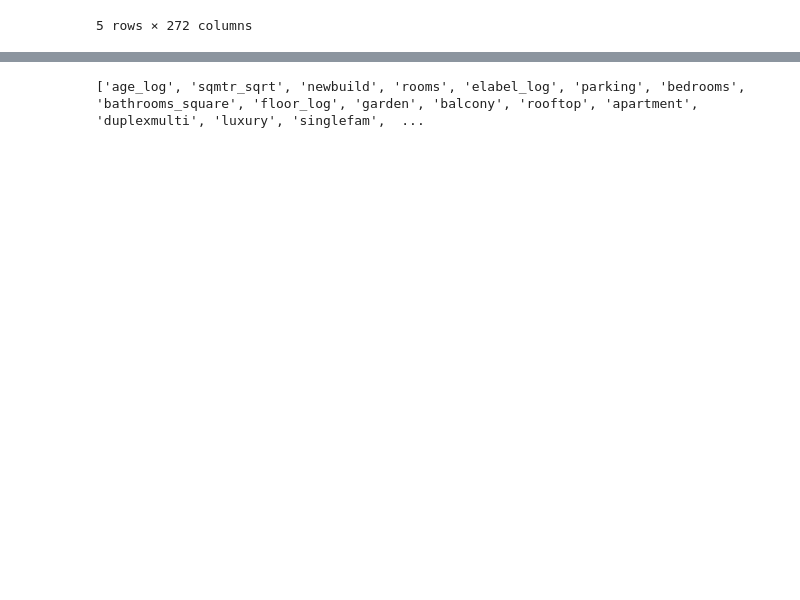
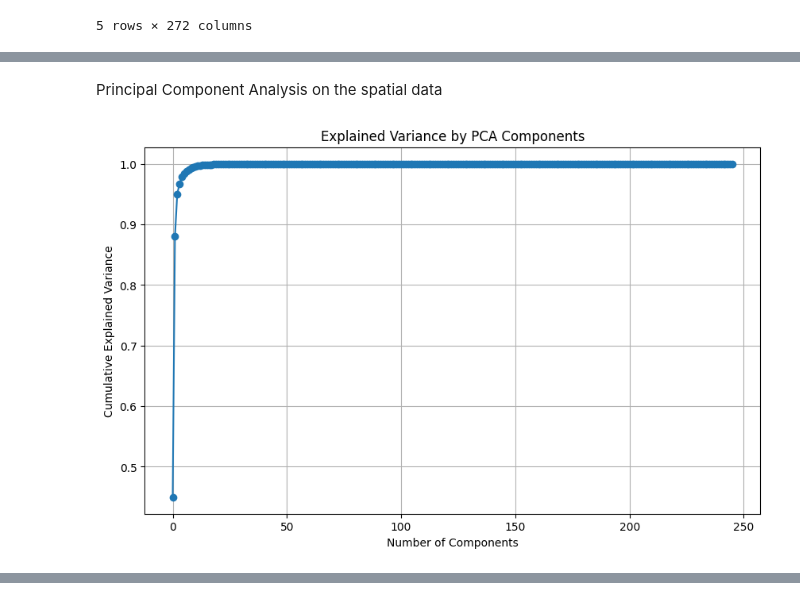
Before and after one commit to TheAphander/rentalprediction, a Jupyter notebook: pca.ipynb, the cells around one changed output, grey strips where cells are left out. Saved outputs shown, nothing was run; the diff lists cells and outputs as text; code cells hidden in the pictures; blank space fills up the shorter version.

```diff
--- a/pca.ipynb
+++ b/pca.ipynb
@@ -70,66 +84,59 @@ X_train, X_val, y_train, y_val = train_test_split(X_train_val, y_train_val, test
+# %% [markdown]
+Principal Component Analysis on the spatial data
 # %%
-#we saw before that 3 components explain 95% of the variance, so that is what we'll use
+import pandas as pd
+import numpy as np
 from sklearn.decomposition import PCA
 from sklearn.preprocessing import StandardScaler
-from sklearn.linear_model import LinearRegression
-from sklearn.metrics import mean_squared_error, r2_score, mean_absolute_percentage_error
 from sklearn.model_selection import train_test_split
 import matplotlib.pyplot as plt
 
 # Standardize the location variables
 location_columns = [col for col in X_train.columns if col.startswith('eucl_dist_to_')]
 scaler = StandardScaler()
 X_train_scaled = scaler.fit_transform(X_train[location_columns])
 X_val_scaled = scaler.transform(X_val[location_columns])
 X_test_scaled = scaler.transform(X_test[location_columns])
 
-# Apply PCA with 3 components and is only fitted using the training set, and not the validation or test set
-n_components = 3
+# Apply PCA
+pca = PCA()
+X_train_pca = pca.fit_transform(X_train_scaled)
+X_val_pca = pca.transform(X_val_scaled)
+X_test_pca = pca.transform(X_test_scaled)
+
+# Calculate explained variance
+explained_variance = pca.explained_variance_ratio_
+cumulative_variance = np.cumsum(explained_variance)
+
+# Plot the cumulative explained variance
+plt.figure(figsize=(10, 6))
+plt.plot(cumulative_variance, marker='o')
+plt.xlabel('Number of Components')
+plt.ylabel('Cumulative Explained Variance')
+plt.title('Explained Variance by PCA Components')
+plt.grid(True)
+plt.show()
+
+# Determine the number of components to keep
+variance_threshold = 0.95  # for example, 95% variance
+n_components = np.argmax(cumulative_variance >= variance_threshold) + 1
+print(f"Number of components explaining {variance_threshold * 100}% of variance: {n_components}")
+
+# Apply PCA with the chosen number of components
 pca = PCA(n_components=n_components)
 X_train_pca = pca.fit_transform(X_train_scaled)
 X_val_pca = pca.transform(X_val_scaled)
 X_test_pca = pca.transform(X_test_scaled)
 
 # Combine PCA components with the original non-location features
-non_location_columns = [col for col in X_train.columns if not col.startswith('eucl_dist_to_')]
 X_train_pca_df = pd.DataFrame(X_train_pca, columns=[f'pc_{i+1}' for i in range(n_components)])
 X_val_pca_df = pd.DataFrame(X_val_pca, columns=[f'pc_{i+1}' for i in range(n_components)])
 X_test_pca_df = pd.DataFrame(X_test_pca, columns=[f'pc_{i+1}' for i in range(n_components)])
 
+# If you have other features, concatenate them with the PCA components
+non_location_columns = [col for col in X_train.columns if not col.startswith('eucl_dist_to_')]
 X_train_final = pd.concat([X_train[non_location_columns].reset_index(drop=True), X_train_pca_df], axis=1)
 X_val_final = pd.concat([X_val[non_location_columns].reset_index(drop=True), X_val_pca_df], axis=1)
 X_test_final = pd.concat([X_test[non_location_columns].reset_index(drop=True), X_test_pca_df], axis=1)
-
-print(X_train_final.head())
-print(X_val_final.head())
-print(X_test_final.head())
-
-# Fit the Linear Regression model with the reduced dataset
-reg = LinearRegression().fit(X_train_final, y_train)
-
-# Predict on the validation data
-y_val_pred = reg.predict(X_val_final)
-
-# Evaluate the model performance
-mse_val = mean_squared_error(y_val, y_val_pred)
-r2_val = r2_score(y_val, y_val_pred)
-mape_val = mean_absolute_percentage_error(y_val, y_val_pred)
-
-print("\nPerformance Metrics on Validation Set:")
-print(f"  MSE: {mse_val}")
-print(f"  R2: {r2_val}")
-print(f"  MAPE: {mape_val}")
-
-# Predict on the training data
-y_train_pred = reg.predict(X_train_final)
-
-# Evaluate the model performance on the training set
-mse_train = mean_squared_error(y_train, y_train_pred)
-r2_train = r2_score(y_train, y_train_pred)
-mape_train = mean_absolute_percentage_error(y_train, y_train_pred)
-
-print("\nPerformance Metrics on Training Set:")
-print(f"  MSE: {mse_train}")
-print(f"  R2: {r2_train}")
-print(f"  MAPE: {mape_train}")
 # %% [output]
+[figure, added]
@@ -153,4 +143,0 @@ Performance Metrics on Training Set:
-# %%
-print(X_train_final.columns.to_list())
-# %% [output]
-['age_log', 'sqmtr_sqrt', 'newbuild', 'rooms', 'elabel_log', 'parking', 'bedrooms', 'bathrooms_square', 'floor_log', 'garden', 'balcony', 'rooftop', 'apartment', 'duplexmulti', 'luxury', 'singlefam',  ...
```
Also changed, not shown: parts of 11 cells of this notebook.
